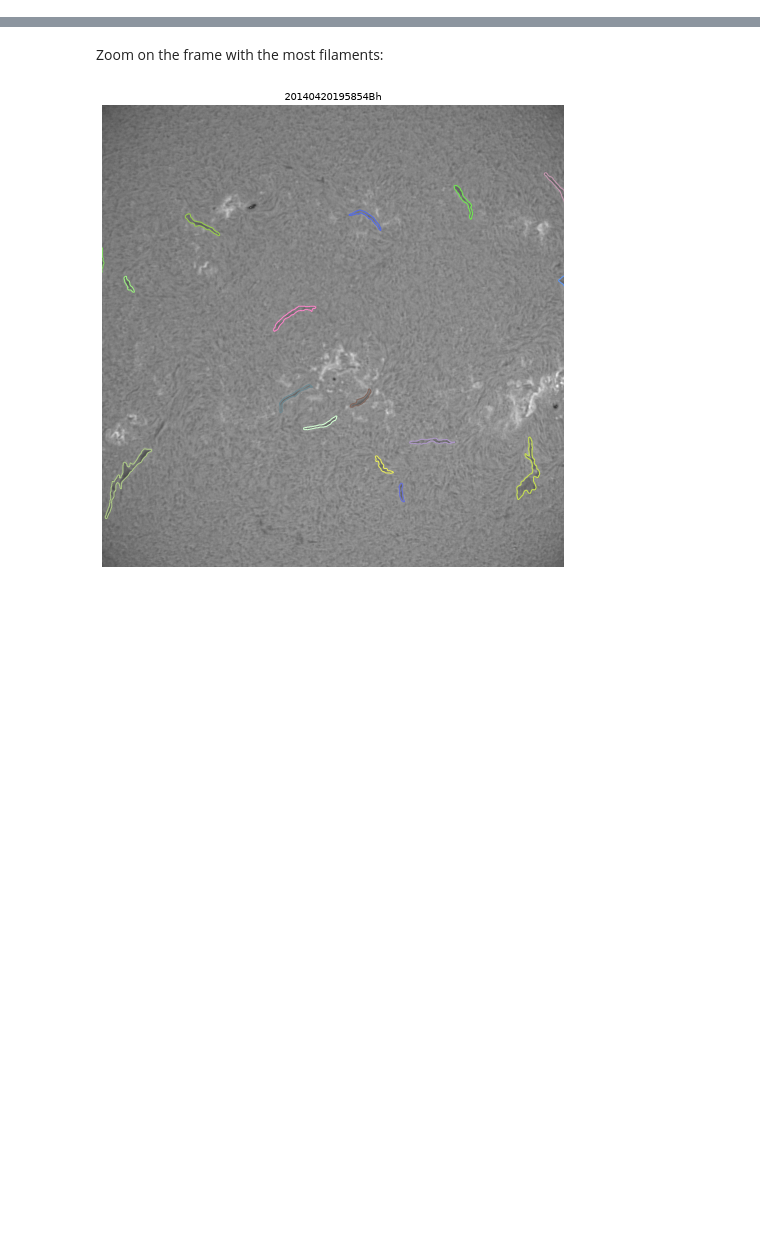
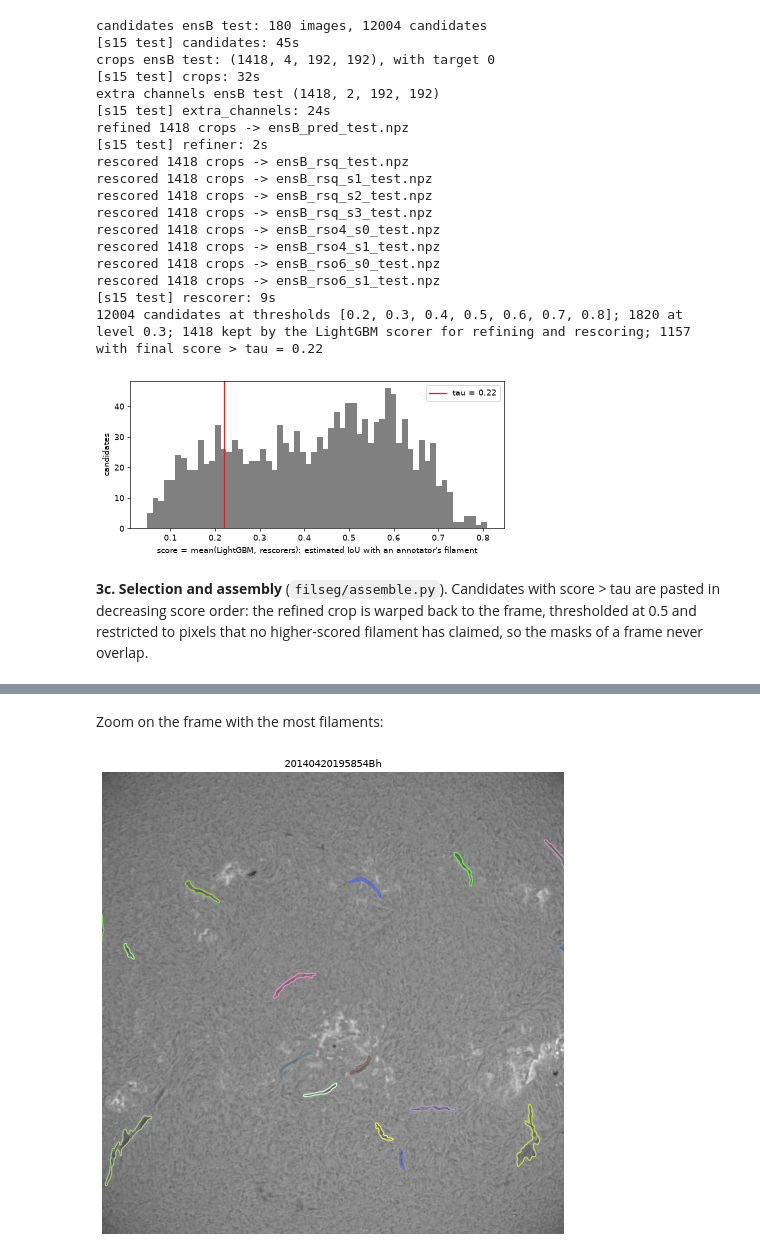
Before and after one commit to xiehuanyi/filament-segmentation-2026, a Jupyter notebook: demo.ipynb, the cells around one changed output, grey strips where cells are left out. Saved outputs shown, nothing was run; the diff lists cells and outputs as text; code cells hidden in the pictures; blank space fills up the shorter version.

```diff
--- a/demo.ipynb
+++ b/demo.ipynb
@@ -29 +265,43 @@ frames: data/test/test_images | weights: weights | work: work_demo
+# %%
+import pickle
+from filseg import assemble
+tag, rs = cfg["tag"], cfg["rescorer"]
+if not TRAIN_FROM_SCRATCH:
+    pipeline.run(cfg, "test", gpus=GPUS, stages=["candidates", "crops", "refiner", "rescorer"])
+C = pickle.load(open(os.path.join(P.cands, f"{tag}_test.pkl"), "rb"))
+d = assemble.scores(tag, "test", rescore=rs["combine"], w_cnn=rs["w_cnn"])
+n_all = sum(len(v) for v in C.values())
+n03 = sum(abs(c["t"] - 0.3) < 1e-6 for v in C.values() for c in v)
+print(f"{n_all} candidates at thresholds {cfg['thresholds']}; {n03} at level 0.3; "
+      f"{len(d['qhat'])} kept by the LightGBM scorer for refining and rescoring; "
+      f"{int((d['qhat'] > cfg['tau']).sum())} with final score > tau = {cfg['tau']}")
+fig, ax = plt.subplots(figsize=(7, 3.2))
+ax.hist(d["qhat"], bins=60, color="0.5")
+ax.axvline(cfg["tau"], color="C3", label=f"tau = {cfg['tau']}")
+ax.set_xlabel("score = mean(LightGBM, rescorers): estimated IoU with an annotator's filament"); ax.set_ylabel("candidates")
+ax.legend(); plt.tight_layout(); plt.show()
+# %% [output]
+candidates ensB test: 180 images, 12004 candidates
+[s15 test] candidates: 45s
+crops ensB test: (1418, 4, 192, 192), with target 0
+[s15 test] crops: 32s
+extra channels ensB test (1418, 2, 192, 192)
+[s15 test] extra_channels: 24s
+refined 1418 crops -> ensB_pred_test.npz
+[s15 test] refiner: 2s
+rescored 1418 crops -> ensB_rsq_test.npz
+rescored 1418 crops -> ensB_rsq_s1_test.npz
+rescored 1418 crops -> ensB_rsq_s2_test.npz
+rescored 1418 crops -> ensB_rsq_s3_test.npz
+rescored 1418 crops -> ensB_rso4_s0_test.npz
+rescored 1418 crops -> ensB_rso4_s1_test.npz
+rescored 1418 crops -> ensB_rso6_s0_test.npz
+rescored 1418 crops -> ensB_rso6_s1_test.npz
+[s15 test] rescorer: 9s
+12004 candidates at thresholds [0.2, 0.3, 0.4, 0.5, 0.6, 0.7, 0.8]; 1820 at level 0.3; 1418 kept by the LightGBM scorer for refining and rescoring; 1157 with final score > tau = 0.22
+[figure, added]
+# %% [markdown]
+**3c. Selection and assembly** (`filseg/assemble.py`). Candidates with score > tau are pasted in decreasing score
+order: the refined crop is warped back to the frame, thresholded at 0.5 and restricted to pixels that no
+higher-scored filament has claimed, so the masks of a frame never overlap.
 # %%
```
Also changed, not shown: parts of 31 cells of this notebook, 6 other files.
